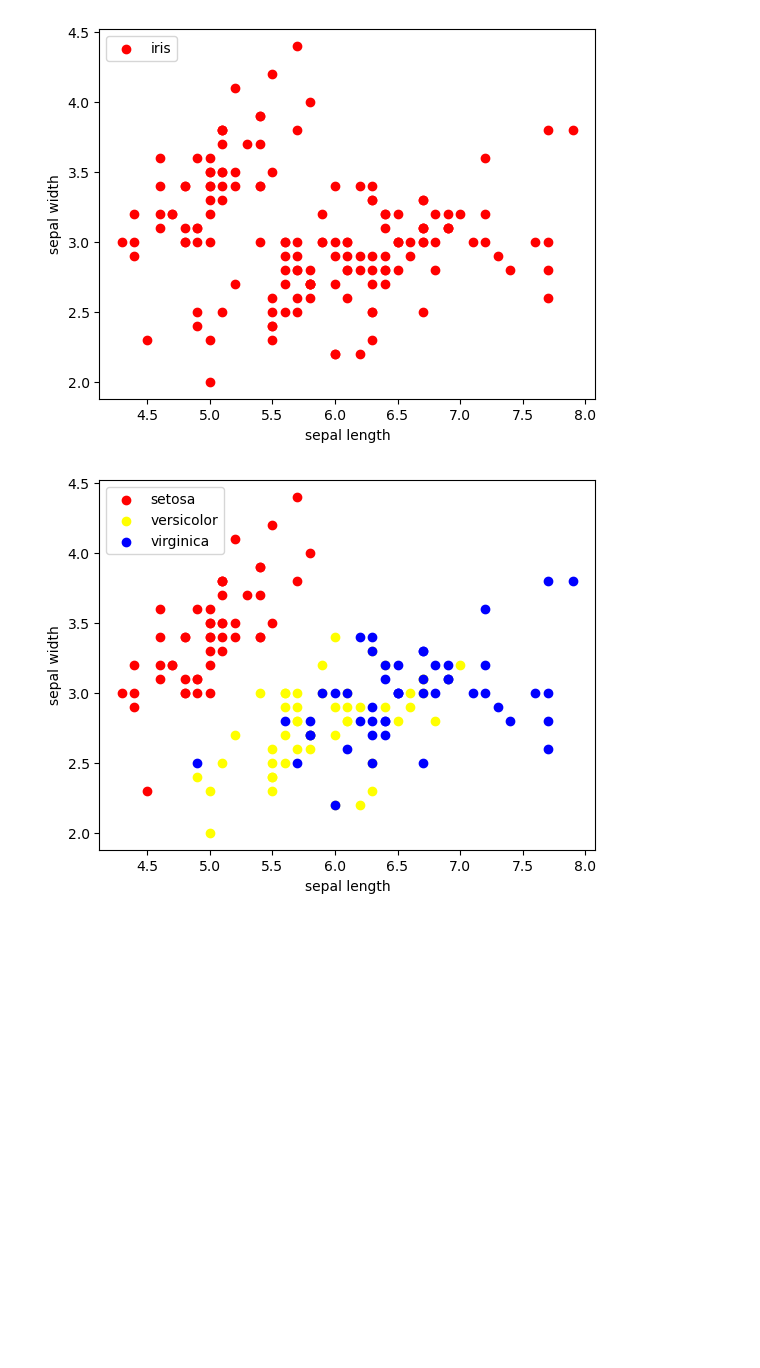
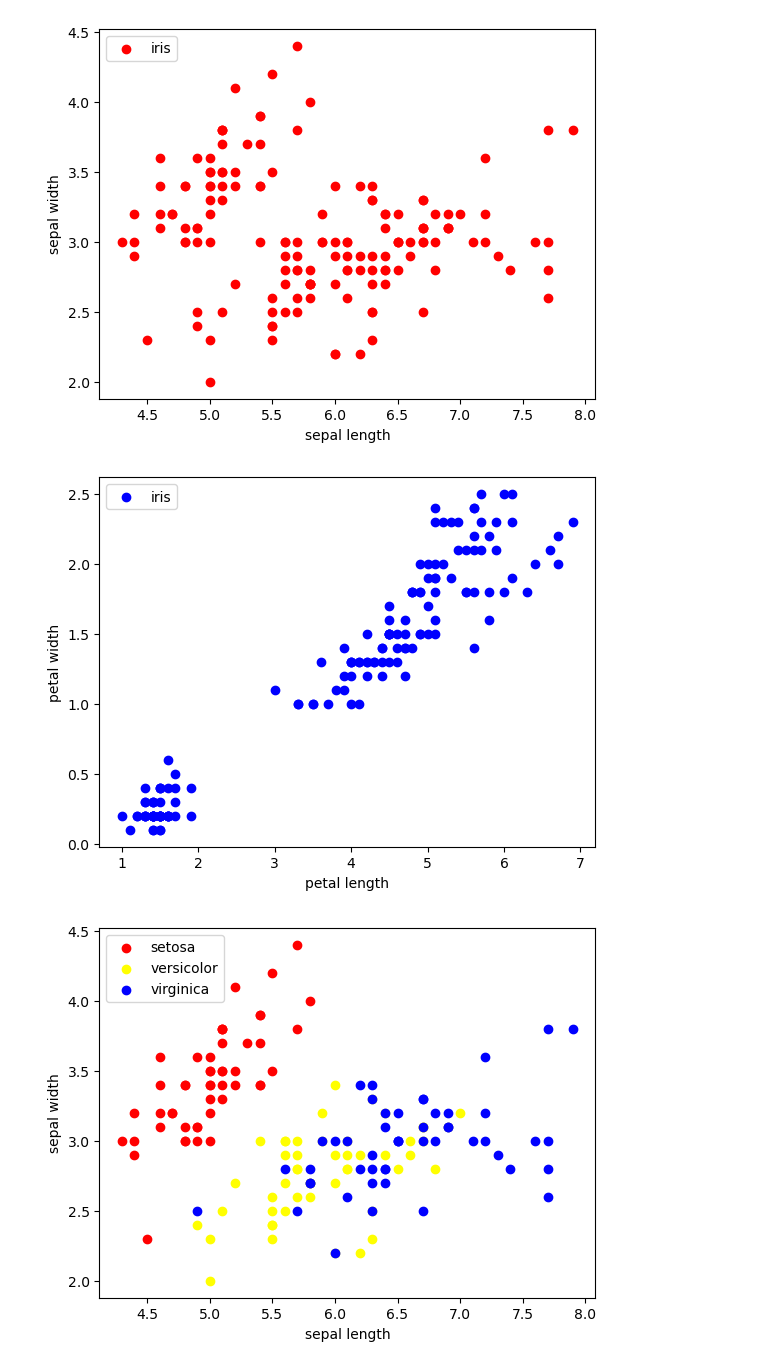
Before and after one commit to luketebo/PyCharm, a Jupyter notebook: pythonProject/MidTerm/midTerm.ipynb, the cells around one changed output. Cells and saved outputs as stored; diff of their text form; code cells hidden in the pictures; blank space fills up the shorter version.

```diff
--- a/pythonProject/MidTerm/midTerm.ipynb
+++ b/pythonProject/MidTerm/midTerm.ipynb
@@ -47,4 +47,12 @@ plt.legend(loc = 2)
 plt.show()
 # %% [output]
 [figure]
+# %%
+plt.scatter(x[:, 2], x[:, 3], marker='o', color="blue", label='iris')
+plt.xlabel('petal length')
+plt.ylabel('petal width')
+plt.legend(loc = 2)
+plt.show()
+# %% [output]
+[figure, added]
 # %%
```
Also changed, not shown: parts of 10 cells of this notebook, 6 other files.
